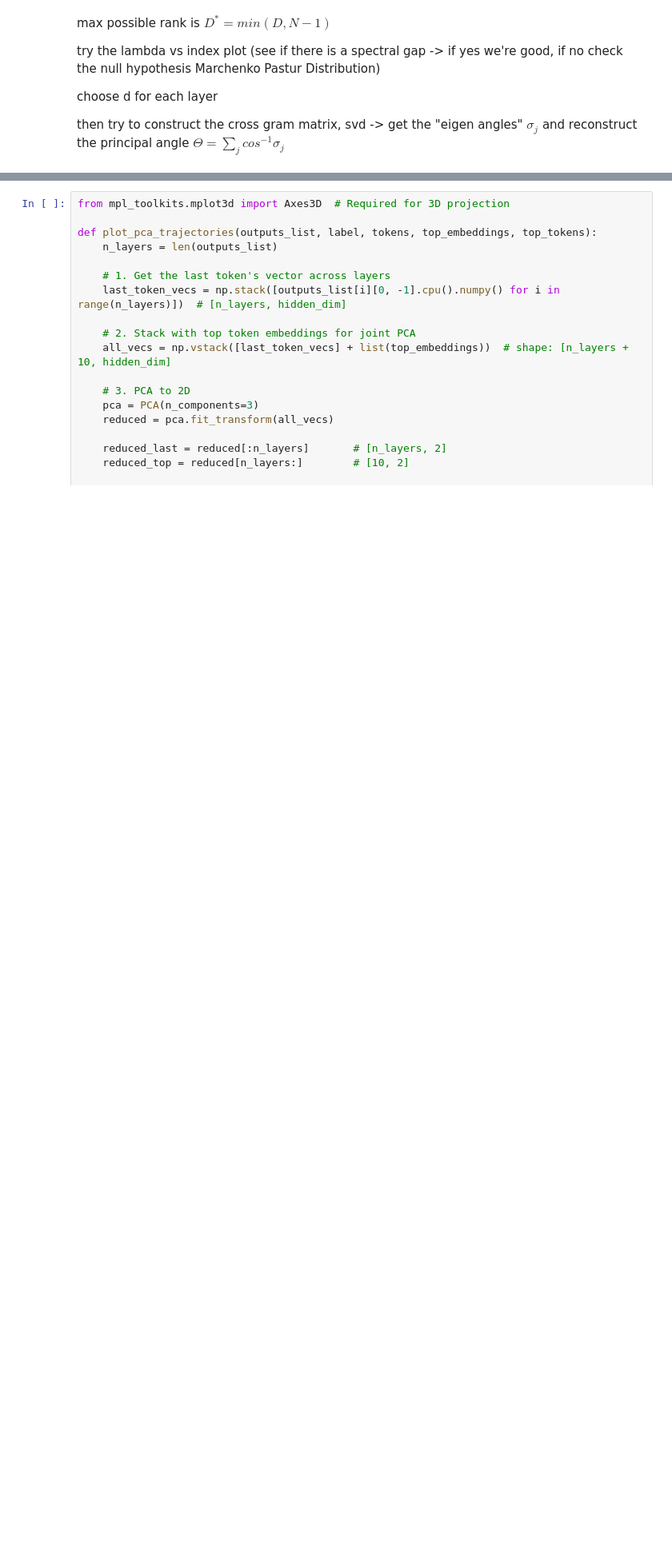
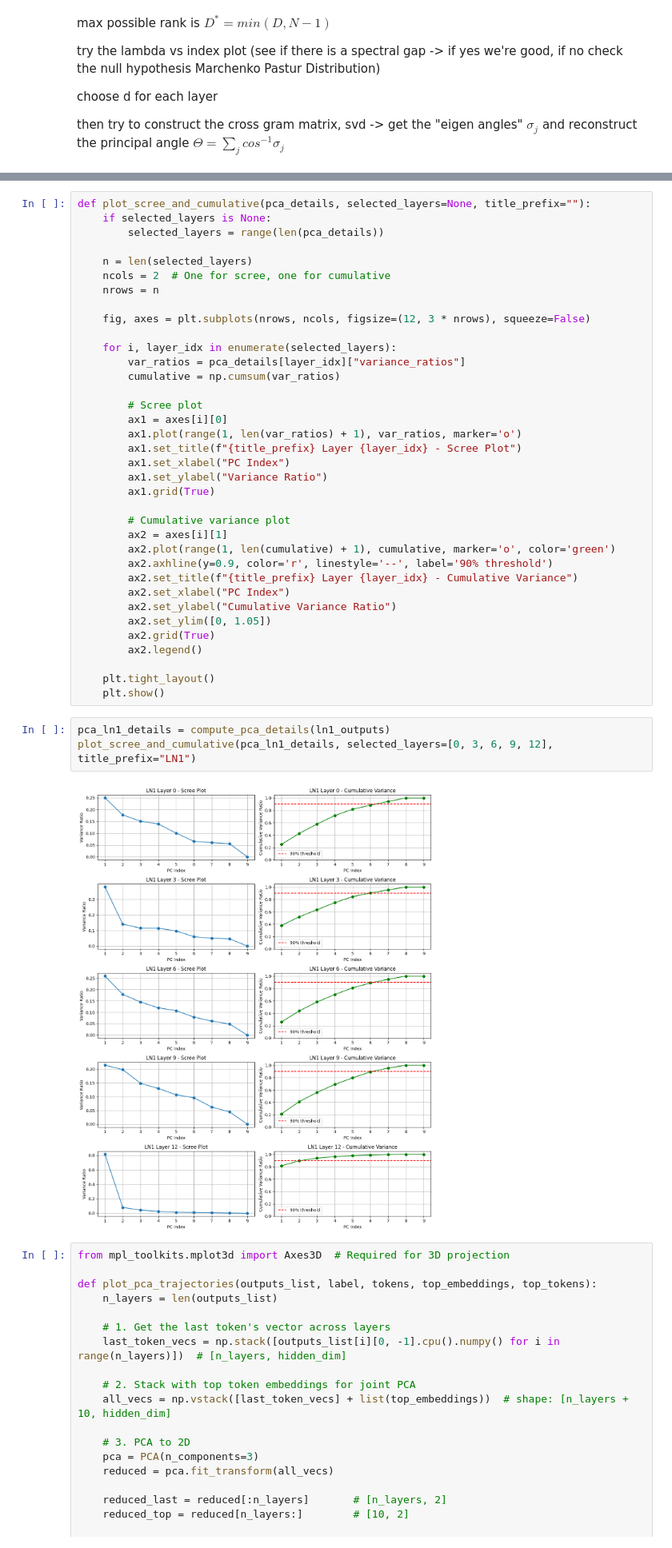
Before and after one commit to miriamzara/LCP_B_GPT2, a Jupyter notebook: angela/angela_blocks.ipynb, the cells around one changed output, grey strips where cells are left out. Shown at 80% size. Cells and saved outputs as stored; diff of their text form; blank space fills up the shorter version.

```diff
--- a/angela/angela_blocks.ipynb
+++ b/angela/angela_blocks.ipynb
@@ -612,3 +636,44 @@ plt.show()
+# %%
+def plot_scree_and_cumulative(pca_details, selected_layers=None, title_prefix=""):
+    if selected_layers is None:
+        selected_layers = range(len(pca_details))
+
+    n = len(selected_layers)
+    ncols = 2  # One for scree, one for cumulative
+    nrows = n
+
+    fig, axes = plt.subplots(nrows, ncols, figsize=(12, 3 * nrows), squeeze=False)
+
+    for i, layer_idx in enumerate(selected_layers):
+        var_ratios = pca_details[layer_idx]["variance_ratios"]
+        cumulative = np.cumsum(var_ratios)
+
+        # Scree plot
+        ax1 = axes[i][0]
+        ax1.plot(range(1, len(var_ratios) + 1), var_ratios, marker='o')
+        ax1.set_title(f"{title_prefix} Layer {layer_idx} - Scree Plot")
+        ax1.set_xlabel("PC Index")
+        ax1.set_ylabel("Variance Ratio")
+        ax1.grid(True)
+
+        # Cumulative variance plot
+        ax2 = axes[i][1]
+        ax2.plot(range(1, len(cumulative) + 1), cumulative, marker='o', color='green')
+        ax2.axhline(y=0.9, color='r', linestyle='--', label='90% threshold')
+        ax2.set_title(f"{title_prefix} Layer {layer_idx} - Cumulative Variance")
+        ax2.set_xlabel("PC Index")
+        ax2.set_ylabel("Cumulative Variance Ratio")
+        ax2.set_ylim([0, 1.05])
+        ax2.grid(True)
+        ax2.legend()
+
+    plt.tight_layout()
+    plt.show()
+# %%
+pca_ln1_details = compute_pca_details(ln1_outputs)
+plot_scree_and_cumulative(pca_ln1_details, selected_layers=[0, 3, 6, 9, 12], title_prefix="LN1")
+# %% [output]
+[figure, added]
 # %%
 from mpl_toolkits.mplot3d import Axes3D  # Required for 3D projection
 
```
Also changed, not shown: parts of 3 cells of this notebook, 2 other files.
